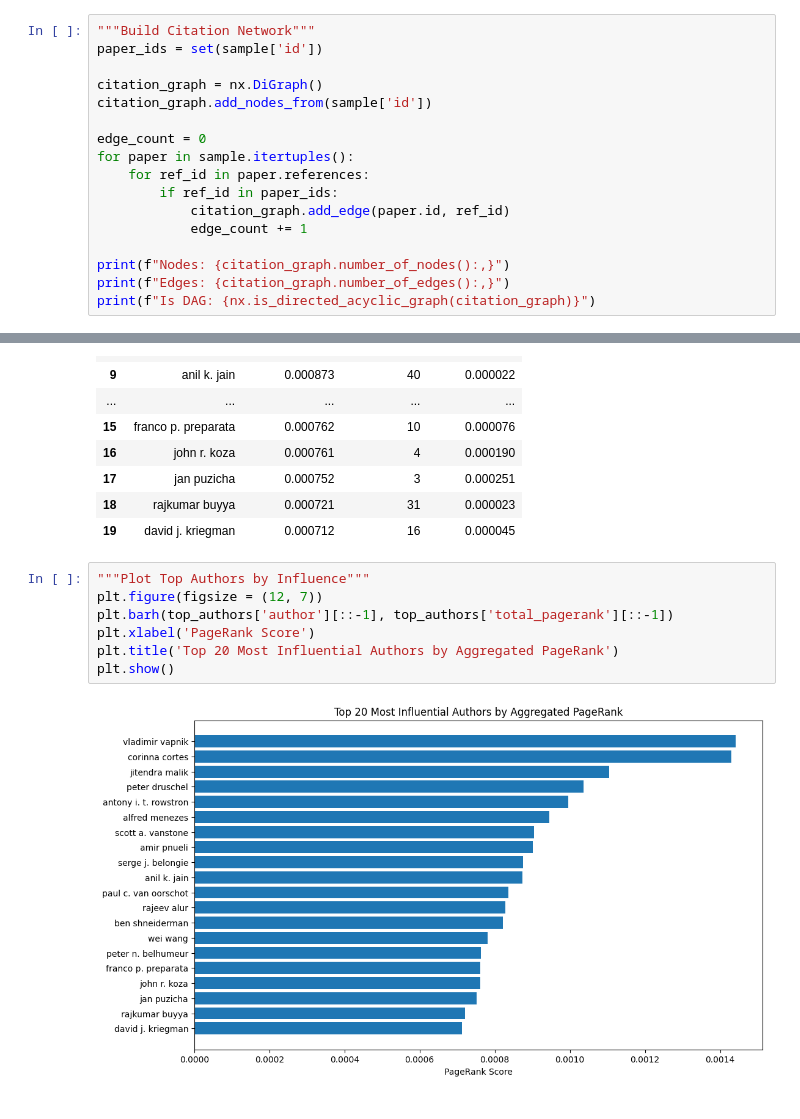
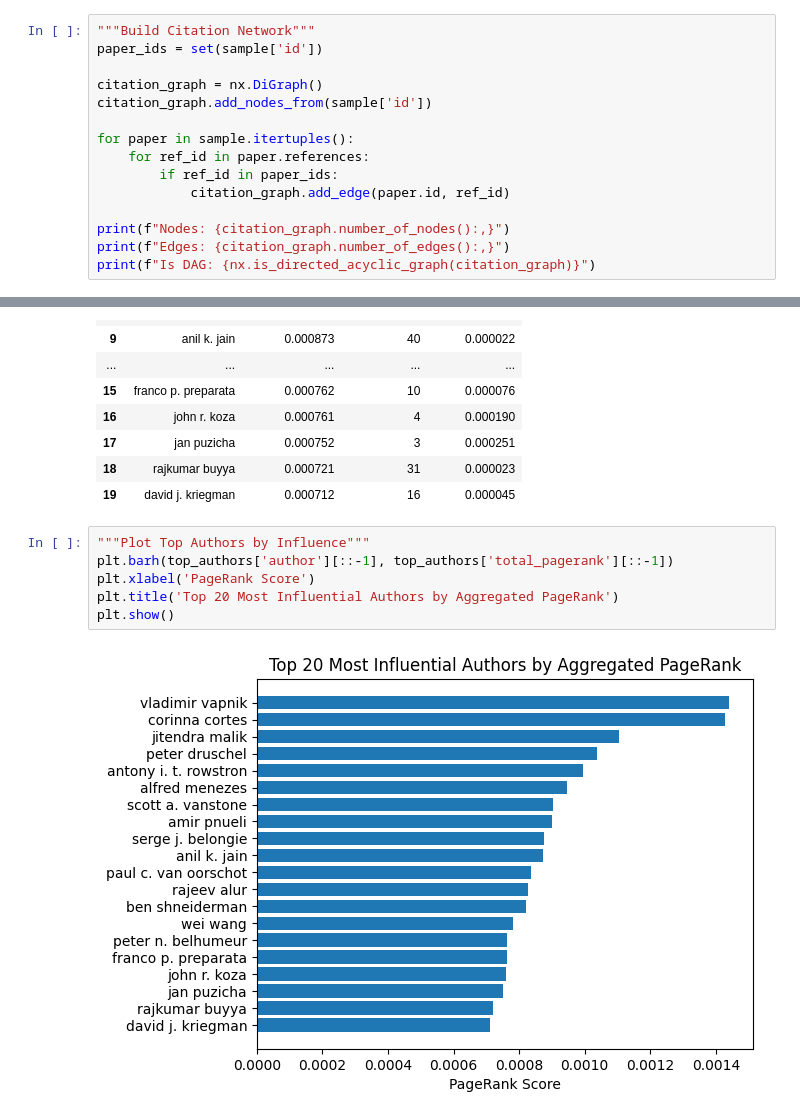
Before and after one commit to alesss-b/Data-Science-I-Group-Project, a Jupyter notebook: citation_network_analysis.ipynb, the cells around one changed output, grey strips where cells are left out. Cells and saved outputs as stored; diff of their text form.

```diff
--- a/citation_network_analysis.ipynb
+++ b/citation_network_analysis.ipynb
@@ -54,12 +56,10 @@ paper_ids = set(sample['id'])
 citation_graph = nx.DiGraph()
 citation_graph.add_nodes_from(sample['id'])
 
-edge_count = 0
 for paper in sample.itertuples():
     for ref_id in paper.references:
         if ref_id in paper_ids:
             citation_graph.add_edge(paper.id, ref_id)
-            edge_count += 1
 
 print(f"Nodes: {citation_graph.number_of_nodes():,}")
 print(f"Edges: {citation_graph.number_of_edges():,}")
@@ -159,10 +159,9 @@ top_authors
 | 19 | david j. kriegman | 0.000712 | 16 | 0.000045 |
 # %%
 """Plot Top Authors by Influence"""
-plt.figure(figsize = (12, 7))
 plt.barh(top_authors['author'][::-1], top_authors['total_pagerank'][::-1])
 plt.xlabel('PageRank Score')
 plt.title('Top 20 Most Influential Authors by Aggregated PageRank')
 plt.show()
 # %% [output]
-[figure, old version]
+[figure, new version]
```
Also changed, not shown: parts of 3 cells of this notebook.
